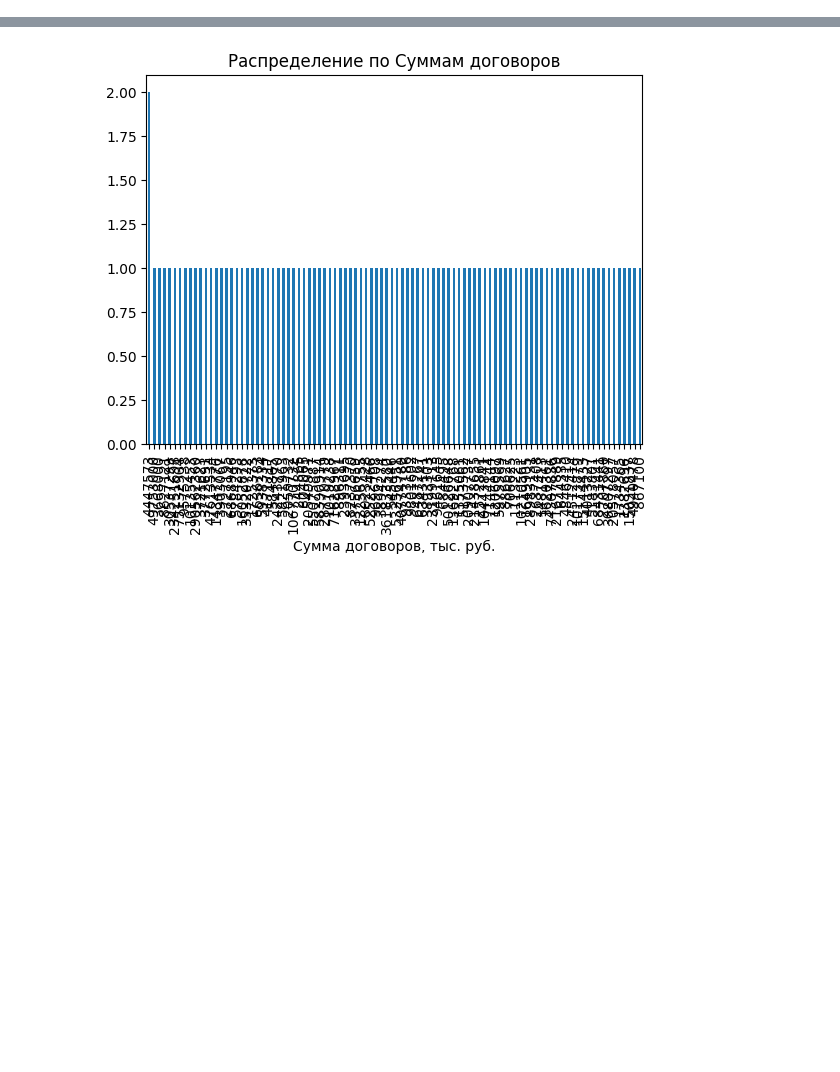
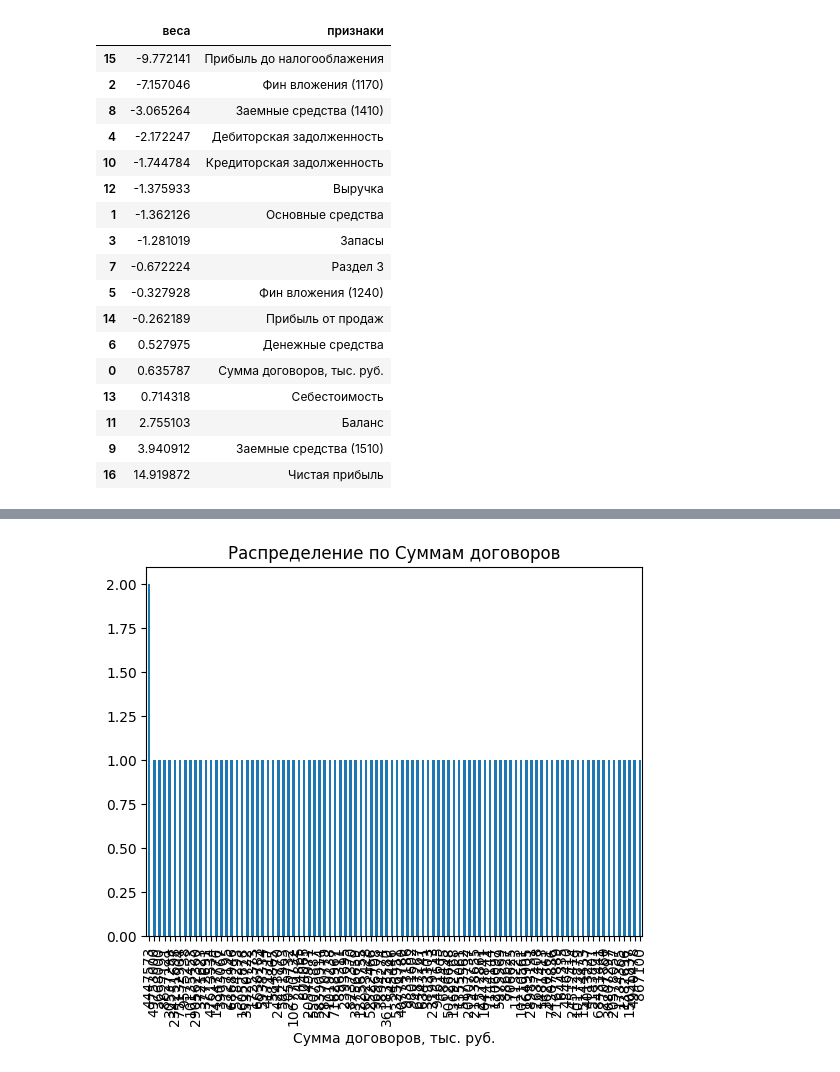
Before and after one commit to groxel/colab, a Jupyter notebook: DT Проектная работа.ipynb, the cells around one changed output, grey strips where cells are left out. Cells and saved outputs as stored; diff of their text form; code cells hidden in the pictures; blank space fills up the shorter version.

```diff
--- a/DT Проектная работа.ipynb
+++ b/DT Проектная работа.ipynb
@@ -65,0 +58,69 @@ X.describe().T
+# %%
+import pandas as pd
+import numpy as np
+from sklearn.model_selection import train_test_split
+from sklearn.metrics import mean_squared_error
+from sklearn.metrics import mean_absolute_error
+from sklearn.metrics import r2_score
+from sklearn.linear_model import LinearRegression
+
+### Гипер параметры
+#random_state = 0 # 0.79
+random_state = 42 # 0.92
+test_size = 0.3
+
+# загружаем таблицу формата xlsx
+data = pd.read_excel(io = "https://github.com/groxel/colab/raw/refs/heads/main/data_set_cleared.xlsx", header = 3)
+
+# выводим первые пять строчек
+#print('data.head(): ', data.head())
+# число строк, число столбцов
+#print('data.shape: ', data.shape)
+#print('data.info(): ', data.info())
+#print('X.describe().T: ', X.describe().T)
+
+X = data.drop(columns=['Наименование компании', 'ИНН', 'Полученные деньги (авансы), тыс. руб.', 'Остаток к получению, тыс. руб.'])
+X = X.drop(columns=['Количество контрагентов', 'Количество контрактов'])
+#X = X.drop(columns=['Сумма договоров, тыс. руб.'])
+Y = data["Остаток к получению, тыс. руб."]
+
+# реализуем разделение на train и test
+X_train, X_test, Y_train, Y_test = train_test_split(X, Y, test_size=test_size, random_state=random_state)
+
+#print('X_train.shape: ', X_train.shape)
+#print('X_test.shape: ', X_test.shape)
+
+model = LinearRegression() # определяем модель
+model.fit(X_train, Y_train) # обучаем модель на обучающей выборке
+
+#print('model.coef_:', model.coef_)
+#print('model.intercept_:', model.intercept_)
+
+# предсказываем значения целевой переменной для обучающей выборки
+preds_train = model.predict(X_train)
+
+# предсказываем значение целевой переменной для тестовой выборки
+preds_test = model.predict(X_test)
+
+#print('preds_test[:10]: ', preds_test[:10]) # выведем значения с первого по десятое
+# выводим первые десять значений целевой переменной тестовой выборки
+#print('Y_test[:10].values: ', Y_test[:10].values)
+
+print('MSE train: ', mean_squared_error(Y_train, preds_train))
+print('MSE test:  ', mean_squared_error(Y_test, preds_test))
+print('RMSE train: ', np.sqrt(mean_squared_error(Y_train, preds_train)))
+print('RMSE test:  ', np.sqrt(mean_squared_error(Y_test, preds_test)))
+print('MAE train: ', mean_absolute_error(Y_train, preds_train))
+print('MAE test:  ', mean_absolute_error(Y_test, preds_test))
+print('R^2 train: ', r2_score(Y_train, preds_train))
+print('R^2 test:  ', r2_score(Y_test, preds_test))
+
+weights_data = {
+    "веса":model.coef_,
+    "признаки": X.columns
+}
+
+# задаем с помощью словаря веса и признаки модели
+weights = pd.DataFrame(weights_data) # преобразовываем признаки с весами в таблицу
+weights.sort_values("веса") # сортируем полученную таблицу
+# %% [output]
@@ -66,3 +135,21 @@ X.describe().T
+|  | веса | признаки |
+| 15 | -9.772141 | Прибыль до налогооблажения |
+| 2 | -7.157046 | Фин вложения (1170) |
+| 8 | -3.065264 | Заемные средства (1410) |
+| 4 | -2.172247 | Дебиторская задолженность |
+| 10 | -1.744784 | Кредиторская задолженность |
+| 12 | -1.375933 | Выручка |
+| 1 | -1.362126 | Основные средства |
+| 3 | -1.281019 | Запасы |
+| 7 | -0.672224 | Раздел 3 |
+| 5 | -0.327928 | Фин вложения (1240) |
+| 14 | -0.262189 | Прибыль от продаж |
+| 6 | 0.527975 | Денежные средства |
+| 0 | 0.635787 | Сумма договоров, тыс. руб. |
+| 13 | 0.714318 | Себестоимость |
+| 11 | 2.755103 | Баланс |
+| 9 | 3.940912 | Заемные средства (1510) |
+| 16 | 14.919872 | Чистая прибыль |
 # %%
 X.hist(figsize=(14, 18), bins=12);
 # %% [output]
```
Also changed, not shown: parts of 48 cells of this notebook.
